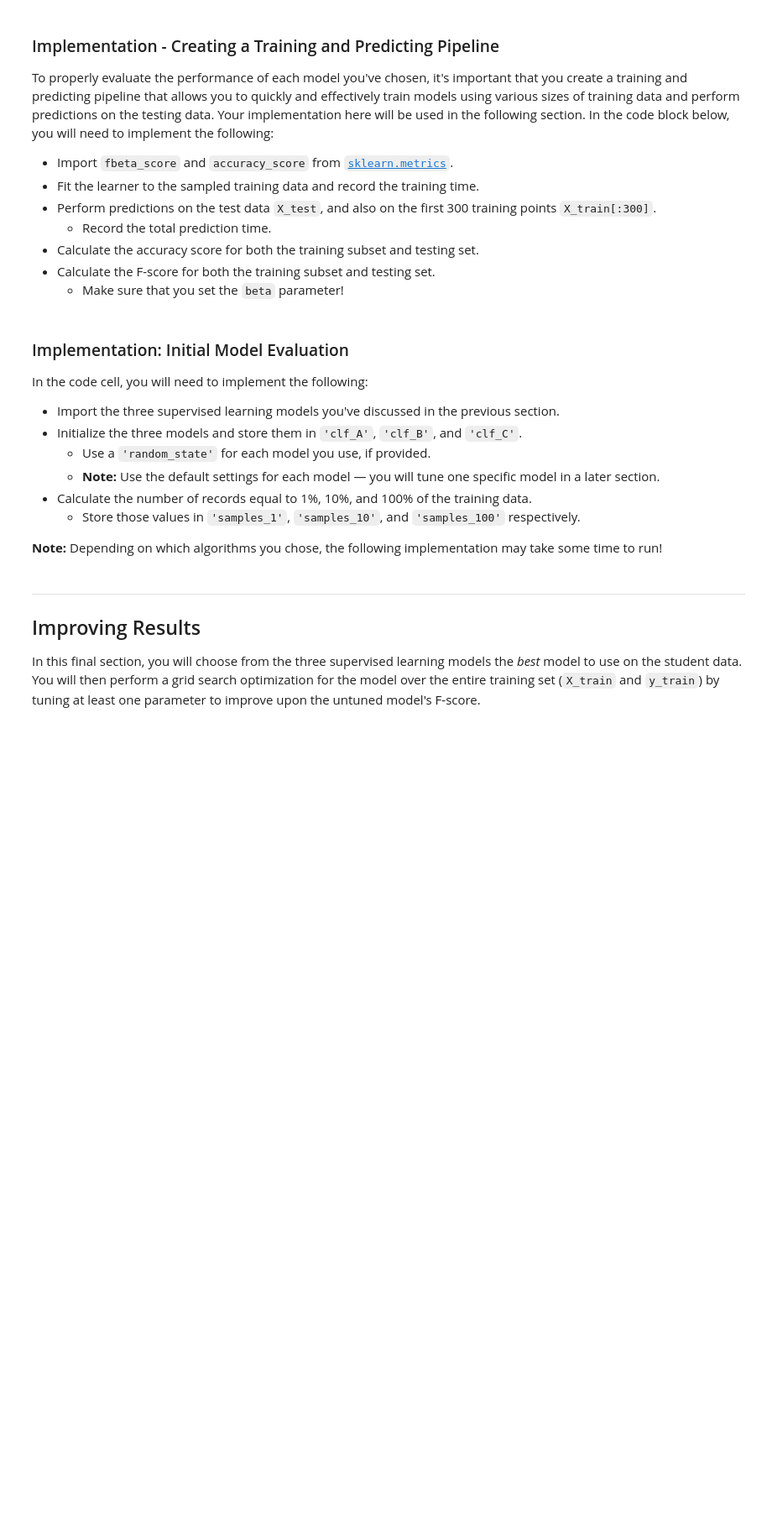
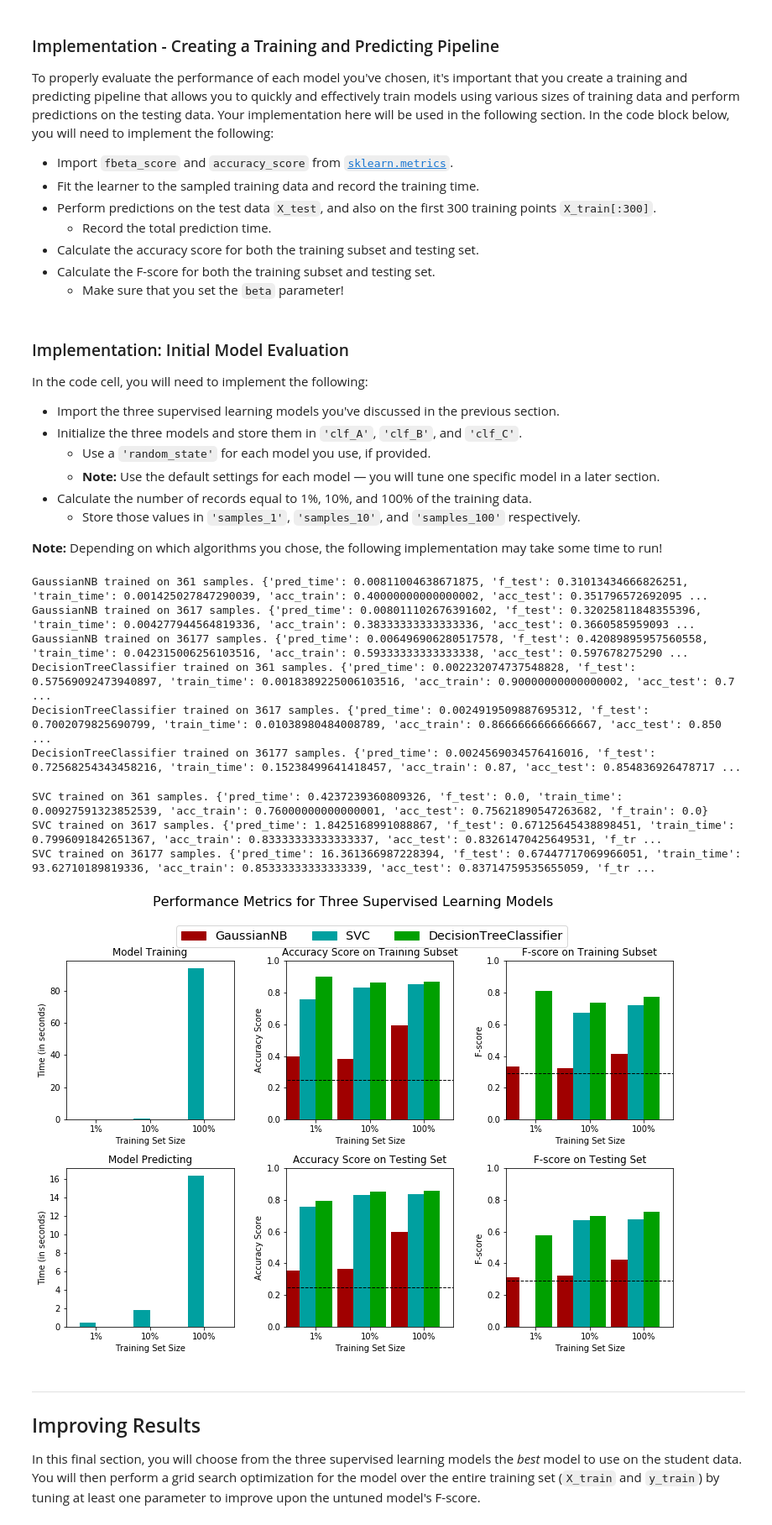
Before and after one commit to liam-august-h/machine-learning, a Jupyter notebook: projects/finding_donors/finding_donors.ipynb, the cells around one changed output. Shown at 84% size. Cells and saved outputs as stored; diff of their text form; code cells hidden in the pictures; blank space fills up the shorter version.

```diff
--- a/projects/finding_donors/finding_donors.ipynb
+++ b/projects/finding_donors/finding_donors.ipynb
@@ -399,32 +405,49 @@ In the code cell, you will need to implement the following:
 
 **Note:** Depending on which algorithms you chose, the following implementation may take some time to run!
 # %%
-# TODO: Import the three supervised learning models from sklearn
+# Import the three supervised learning models from sklearn
+from sklearn.naive_bayes import GaussianNB
+from sklearn.tree import DecisionTreeClassifier
+from sklearn.svm import SVC
 
-# TODO: Initialize the three models
-clf_A = None
-clf_B = None
-clf_C = None
+# Initialize the three models
+clf_A = GaussianNB()
+clf_B = DecisionTreeClassifier(
+    criterion = "entropy",
+    min_samples_split = 0.05,
+    )
+clf_C = SVC()
 
-# TODO: Calculate the number of samples for 1%, 10%, and 100% of the training data
+# Calculate the number of samples for 1%, 10%, and 100% of the training data
 # HINT: samples_100 is the entire training set i.e. len(y_train)
 # HINT: samples_10 is 10% of samples_100
 # HINT: samples_1 is 1% of samples_100
-samples_100 = None
-samples_10 = None
-samples_1 = None
+samples_100 = len(X_train)
+samples_10 = int(samples_100 * 0.1)
+samples_1 = int(samples_10 * 0.1)
 
 # Collect results on the learners
 results = {}
 for clf in [clf_A, clf_B, clf_C]:
     clf_name = clf.__class__.__name__
     results[clf_name] = {}
     for i, samples in enumerate([samples_1, samples_10, samples_100]):
         results[clf_name][i] = \
-        train_predict(clf, samples, X_train, y_train, X_test, y_test)
+            train_predict(clf, samples, X_train, y_train, X_test, y_test)
 
 # Run metrics visualization for the three supervised learning models chosen
 vs.evaluate(results, accuracy, fscore)
+# %% [output]
+GaussianNB trained on 361 samples. {'pred_time': 0.00811004638671875, 'f_test': 0.31013434666826251, 'train_time': 0.001425027847290039, 'acc_train': 0.40000000000000002, 'acc_test': 0.351796572692095 ...
+GaussianNB trained on 3617 samples. {'pred_time': 0.008011102676391602, 'f_test': 0.32025811848355396, 'train_time': 0.004277944564819336, 'acc_train': 0.38333333333333336, 'acc_test': 0.3660585959093 ...
+GaussianNB trained on 36177 samples. {'pred_time': 0.006496906280517578, 'f_test': 0.42089895957560558, 'train_time': 0.042315006256103516, 'acc_train': 0.59333333333333338, 'acc_test': 0.597678275290 ...
+DecisionTreeClassifier trained on 361 samples. {'pred_time': 0.002232074737548828, 'f_test': 0.57569092473940897, 'train_time': 0.0018389225006103516, 'acc_train': 0.90000000000000002, 'acc_test': 0.7 ...
+DecisionTreeClassifier trained on 3617 samples. {'pred_time': 0.0024919509887695312, 'f_test': 0.7002079825690799, 'train_time': 0.01038980484008789, 'acc_train': 0.8666666666666667, 'acc_test': 0.850 ...
+DecisionTreeClassifier trained on 36177 samples. {'pred_time': 0.0024569034576416016, 'f_test': 0.72568254343458216, 'train_time': 0.15238499641418457, 'acc_train': 0.87, 'acc_test': 0.854836926478717 ...
+SVC trained on 361 samples. {'pred_time': 0.4237239360809326, 'f_test': 0.0, 'train_time': 0.00927591323852539, 'acc_train': 0.76000000000000001, 'acc_test': 0.75621890547263682, 'f_train': 0.0}
+SVC trained on 3617 samples. {'pred_time': 1.8425168991088867, 'f_test': 0.67125645438898451, 'train_time': 0.7996091842651367, 'acc_train': 0.83333333333333337, 'acc_test': 0.83261470425649531, 'f_tr ...
+SVC trained on 36177 samples. {'pred_time': 16.361366987228394, 'f_test': 0.67447717069966051, 'train_time': 93.62710189819336, 'acc_train': 0.85333333333333339, 'acc_test': 0.83714759535655059, 'f_tr ...
+[figure, added]
 # %% [markdown]
 ----
 ## Improving Results
```
Also changed, not shown: parts of 20 cells of this notebook, 1 other file.
